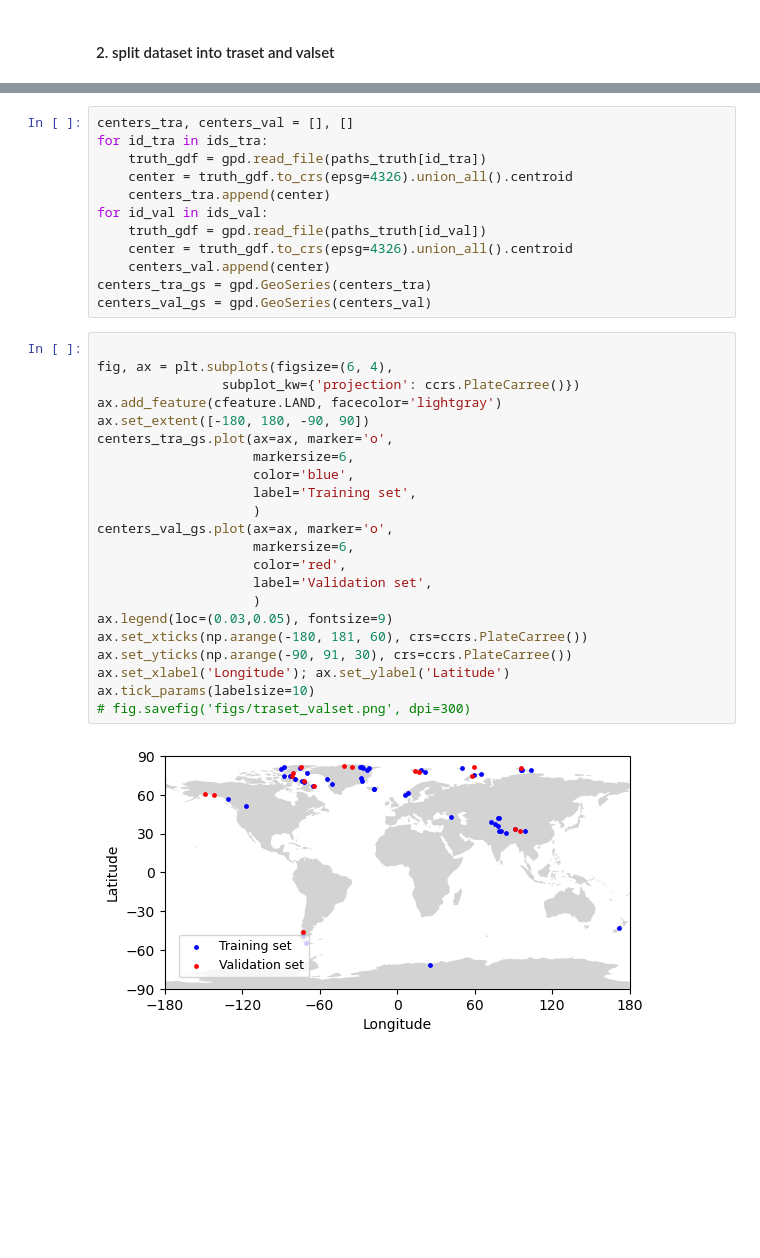
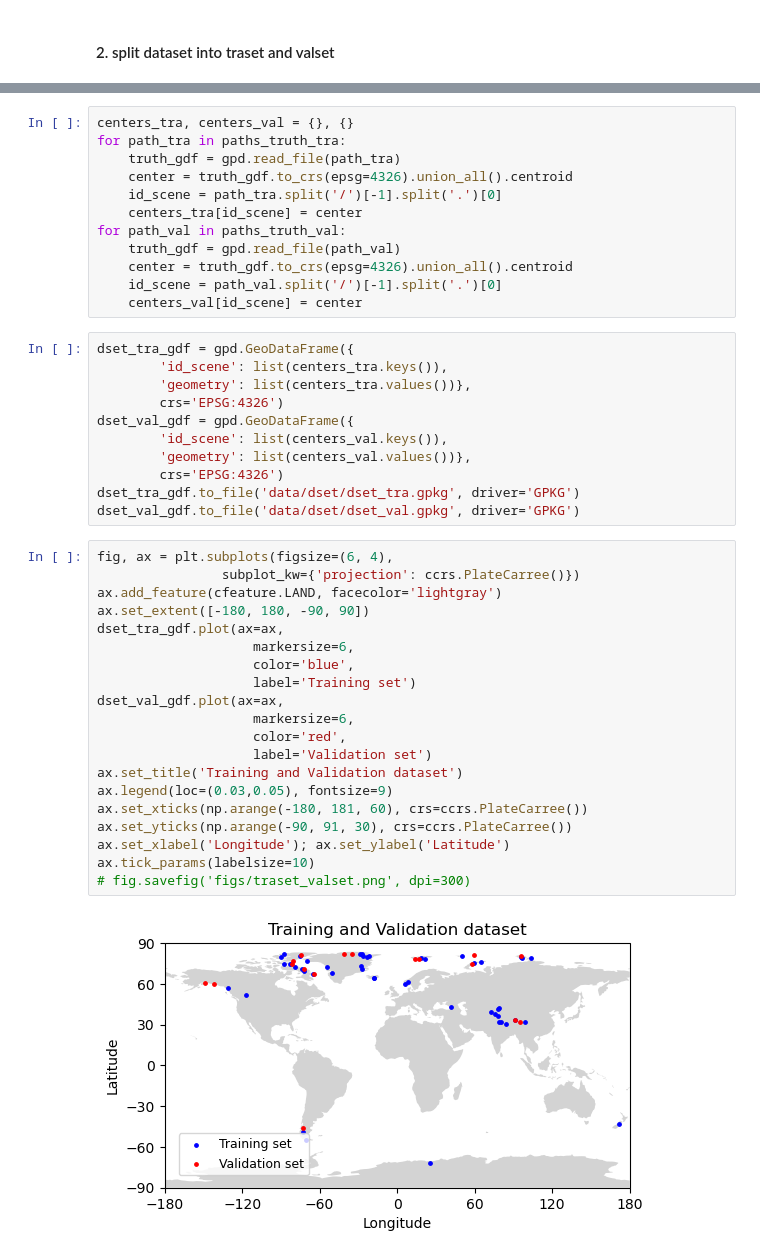
Before and after one commit to Hydrological-Observation-Group/GlaSet, a Jupyter notebook: notebooks/1_dset_prepare.ipynb, the cells around one changed output, grey strips where cells are left out. Cells and saved outputs as stored; diff of their text form; blank space fills up the shorter version.

```diff
--- a/notebooks/1_dset_prepare.ipynb
+++ b/notebooks/1_dset_prepare.ipynb
@@ -145,36 +139,45 @@ vali scene ids: [0, 4, 8, 12, 16, 20, 24, 28, 32, 36, 40, 44, 48, 52, 56, 60, 64
 # %%
-centers_tra, centers_val = [], []
-for id_tra in ids_tra:
-    truth_gdf = gpd.read_file(paths_truth[id_tra])
+centers_tra, centers_val = {}, {}
+for path_tra in paths_truth_tra:
+    truth_gdf = gpd.read_file(path_tra)
     center = truth_gdf.to_crs(epsg=4326).union_all().centroid
-    centers_tra.append(center)
-for id_val in ids_val:
-    truth_gdf = gpd.read_file(paths_truth[id_val])
+    id_scene = path_tra.split('/')[-1].split('.')[0]
+    centers_tra[id_scene] = center
+for path_val in paths_truth_val:
+    truth_gdf = gpd.read_file(path_val)
     center = truth_gdf.to_crs(epsg=4326).union_all().centroid
-    centers_val.append(center)
-centers_tra_gs = gpd.GeoSeries(centers_tra)
-centers_val_gs = gpd.GeoSeries(centers_val)
+    id_scene = path_val.split('/')[-1].split('.')[0]
+    centers_val[id_scene] = center
+# %%
+dset_tra_gdf = gpd.GeoDataFrame({
+        'id_scene': list(centers_tra.keys()),
+        'geometry': list(centers_tra.values())},
+        crs='EPSG:4326')
+dset_val_gdf = gpd.GeoDataFrame({
+        'id_scene': list(centers_val.keys()),
+        'geometry': list(centers_val.values())},
+        crs='EPSG:4326')
+dset_tra_gdf.to_file('data/dset/dset_tra.gpkg', driver='GPKG')
+dset_val_gdf.to_file('data/dset/dset_val.gpkg', driver='GPKG')
 # %%
-
 fig, ax = plt.subplots(figsize=(6, 4),
                 subplot_kw={'projection': ccrs.PlateCarree()})
 ax.add_feature(cfeature.LAND, facecolor='lightgray')
 ax.set_extent([-180, 180, -90, 90])
-centers_tra_gs.plot(ax=ax, marker='o',
+dset_tra_gdf.plot(ax=ax,
                     markersize=6,
                     color='blue',
-                    label='Training set',
-                    )
-centers_val_gs.plot(ax=ax, marker='o',
+                    label='Training set')
+dset_val_gdf.plot(ax=ax,
                     markersize=6,
                     color='red',
-                    label='Validation set',
-                    )
+                    label='Validation set')
+ax.set_title('Training and Validation dataset')
 ax.legend(loc=(0.03,0.05), fontsize=9)
 ax.set_xticks(np.arange(-180, 181, 60), crs=ccrs.PlateCarree())
 ax.set_yticks(np.arange(-90, 91, 30), crs=ccrs.PlateCarree())
 ax.set_xlabel('Longitude'); ax.set_ylabel('Latitude')
 ax.tick_params(labelsize=10)
 # fig.savefig('figs/traset_valset.png', dpi=300)
 # %% [output]
-[figure, old version]
+[figure, new version]
```
Also changed, not shown: parts of 5 cells of this notebook, 9 other files.
